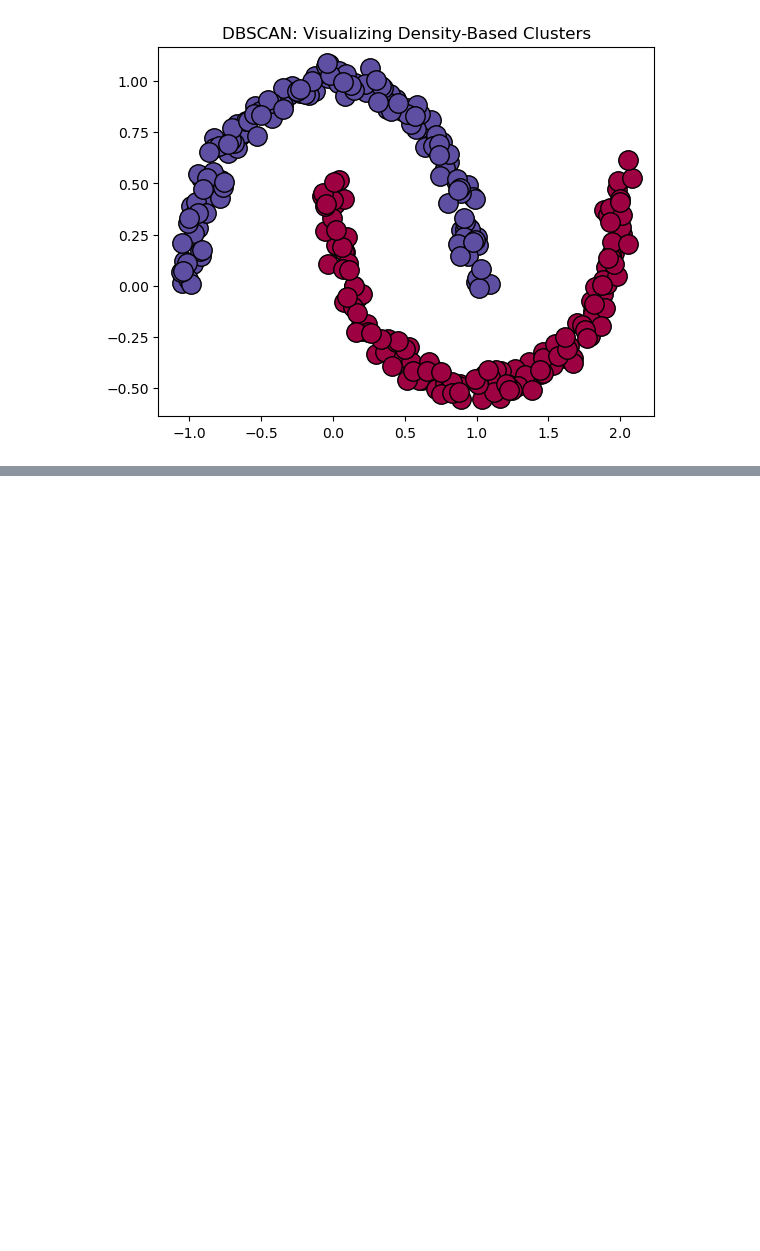
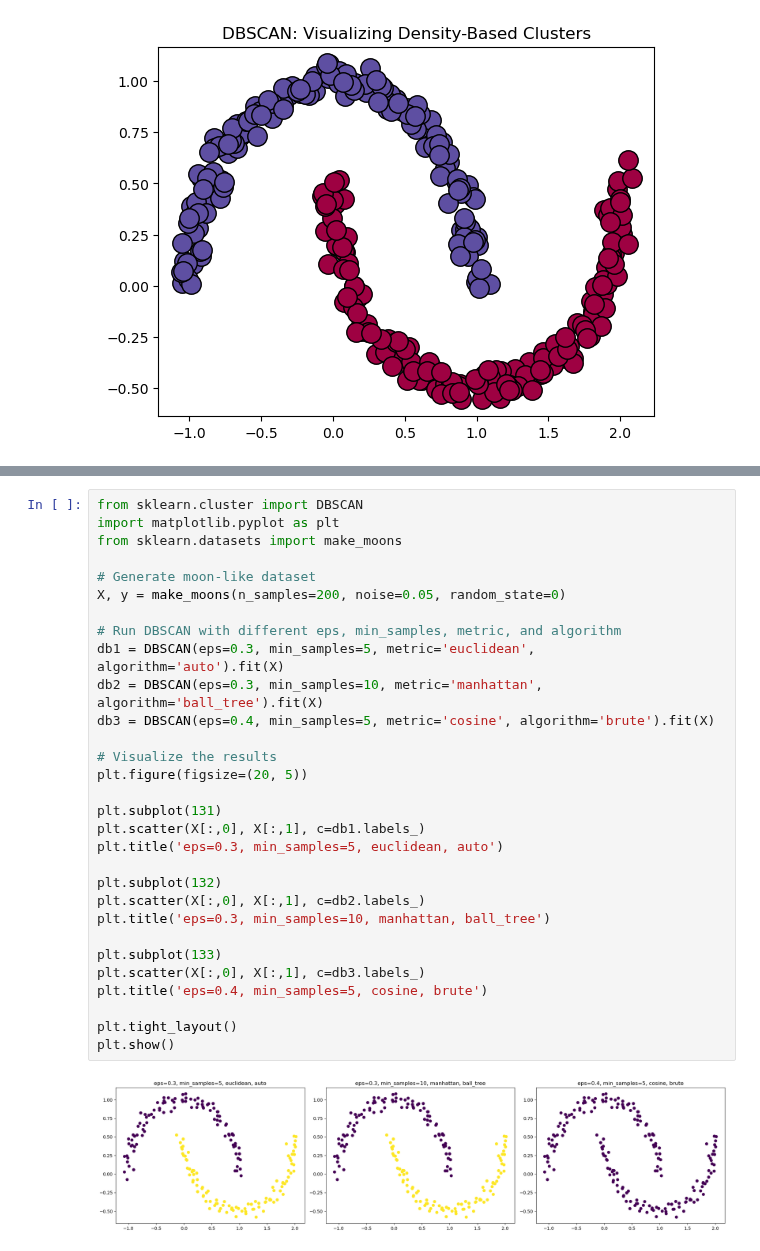
Before and after one commit to Amoako419/Clustering, a Jupyter notebook: DBscan.ipynb, the cells around one changed output, grey strips where cells are left out. Drawn from its saved outputs; the diff is of its cells as text; blank space fills up the shorter version.

Commit message:
metrics added

```diff
--- a/DBscan.ipynb
+++ b/DBscan.ipynb
@@ -287,0 +238,32 @@ ValueError: operands could not be broadcast together with shapes (200,) (300,)
+# %%
+from sklearn.cluster import DBSCAN
+import matplotlib.pyplot as plt
+from sklearn.datasets import make_moons
+
+# Generate moon-like dataset
+X, y = make_moons(n_samples=200, noise=0.05, random_state=0)
+
+# Run DBSCAN with different eps, min_samples, metric, and algorithm
+db1 = DBSCAN(eps=0.3, min_samples=5, metric='euclidean', algorithm='auto').fit(X)
+db2 = DBSCAN(eps=0.3, min_samples=10, metric='manhattan', algorithm='ball_tree').fit(X)
+db3 = DBSCAN(eps=0.4, min_samples=5, metric='cosine', algorithm='brute').fit(X)
+
+# Visualize the results
+plt.figure(figsize=(20, 5))
+
+plt.subplot(131)
+plt.scatter(X[:,0], X[:,1], c=db1.labels_)
+plt.title('eps=0.3, min_samples=5, euclidean, auto')
+
+plt.subplot(132)
+plt.scatter(X[:,0], X[:,1], c=db2.labels_)
+plt.title('eps=0.3, min_samples=10, manhattan, ball_tree')
+
+plt.subplot(133)
+plt.scatter(X[:,0], X[:,1], c=db3.labels_)
+plt.title('eps=0.4, min_samples=5, cosine, brute')
+
+plt.tight_layout()
+plt.show()
+# %% [output]
+[figure, added]
```
Also changed, not shown: parts of 2 cells of this notebook.
